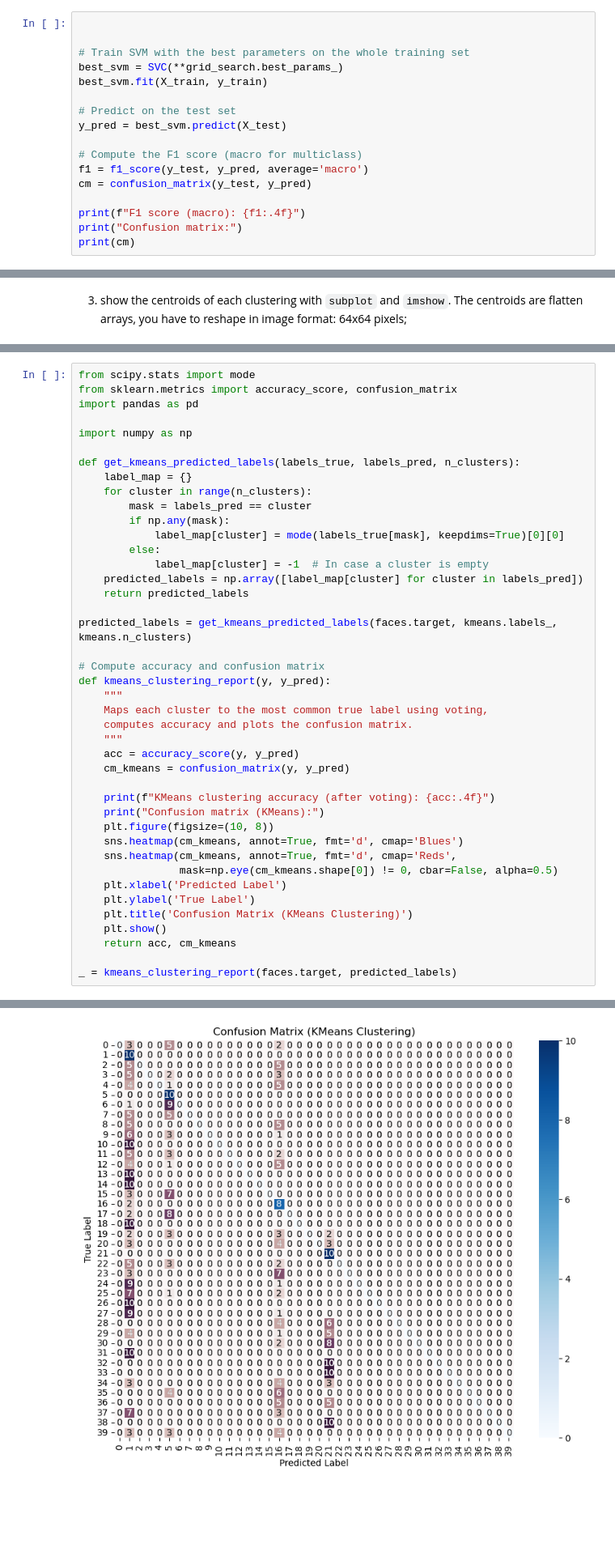
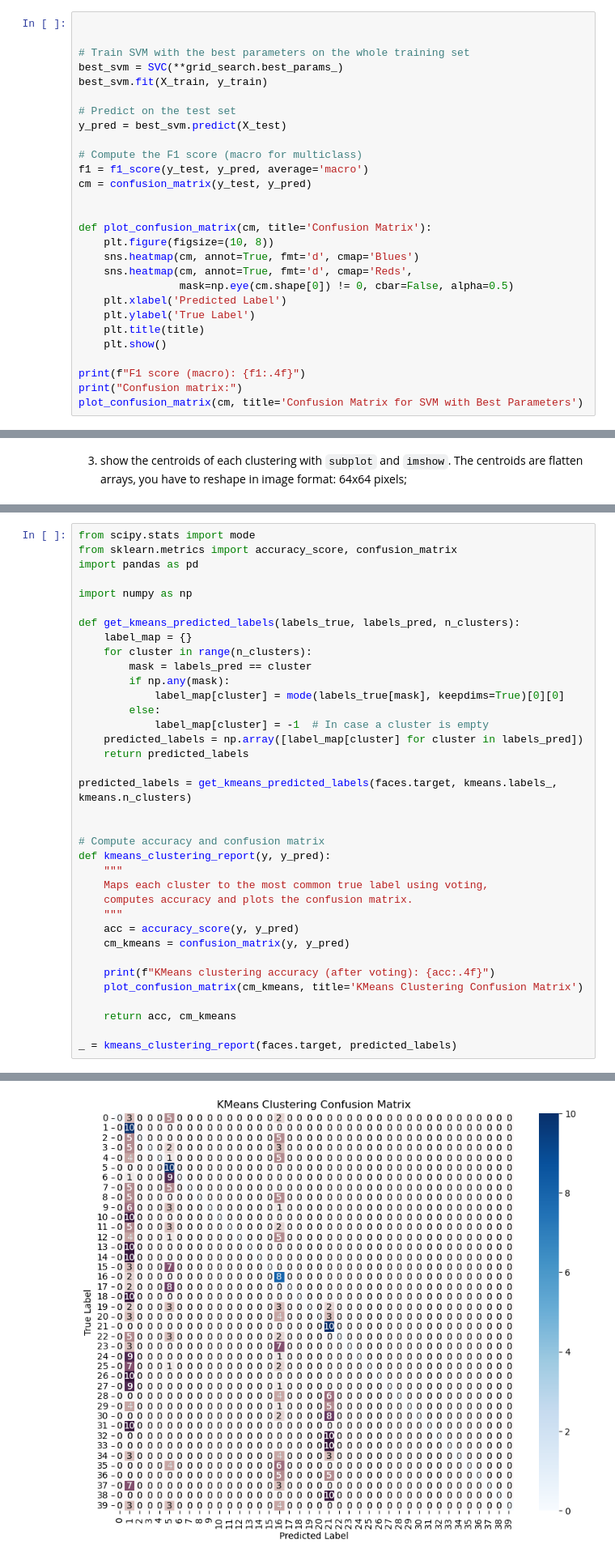
Before and after one commit to massmola/ml-assignments, a Jupyter notebook: Assignment2_group3.ipynb, the cells around one changed output, grey strips where cells are left out. Shown at 81% size. Cells and saved outputs as stored; diff of their text form; blank space fills up the shorter version.

```diff
--- a/Assignment2_group3.ipynb
+++ b/Assignment2_group3.ipynb
@@ -143,9 +147,20 @@ y_pred = best_svm.predict(X_test)
 f1 = f1_score(y_test, y_pred, average='macro')
 cm = confusion_matrix(y_test, y_pred)
 
+
+def plot_confusion_matrix(cm, title='Confusion Matrix'):
+    plt.figure(figsize=(10, 8))
+    sns.heatmap(cm, annot=True, fmt='d', cmap='Blues')
+    sns.heatmap(cm, annot=True, fmt='d', cmap='Reds',
+                mask=np.eye(cm.shape[0]) != 0, cbar=False, alpha=0.5)
+    plt.xlabel('Predicted Label')
+    plt.ylabel('True Label')
+    plt.title(title)
+    plt.show()
+
 print(f"F1 score (macro): {f1:.4f}")
 print("Confusion matrix:")
-print(cm)
+plot_confusion_matrix(cm, title='Confusion Matrix for SVM with Best Parameters')
 # %% [output]
 F1 score (macro): 0.9733
 Confusion matrix:
@@ -233,6 +243,7 @@ def get_kmeans_predicted_labels(labels_true, labels_pred, n_clusters):
 
 predicted_labels = get_kmeans_predicted_labels(faces.target, kmeans.labels_, kmeans.n_clusters)
 
+
 # Compute accuracy and confusion matrix
 def kmeans_clustering_report(y, y_pred):
     """
@@ -243,15 +254,8 @@ def kmeans_clustering_report(y, y_pred):
     cm_kmeans = confusion_matrix(y, y_pred)
 
     print(f"KMeans clustering accuracy (after voting): {acc:.4f}")
-    print("Confusion matrix (KMeans):")
-    plt.figure(figsize=(10, 8))
-    sns.heatmap(cm_kmeans, annot=True, fmt='d', cmap='Blues')
-    sns.heatmap(cm_kmeans, annot=True, fmt='d', cmap='Reds',
-                mask=np.eye(cm_kmeans.shape[0]) != 0, cbar=False, alpha=0.5)
-    plt.xlabel('Predicted Label')
-    plt.ylabel('True Label')
-    plt.title('Confusion Matrix (KMeans Clustering)')
-    plt.show()
+    plot_confusion_matrix(cm_kmeans, title='KMeans Clustering Confusion Matrix')
+
     return acc, cm_kmeans
 
 _ = kmeans_clustering_report(faces.target, predicted_labels)
@@ -261 +264 @@ Confusion matrix (KMeans):
-[figure, old version]
+[figure, new version]
```
Also changed, not shown: parts of 7 cells of this notebook, 1 other file.
